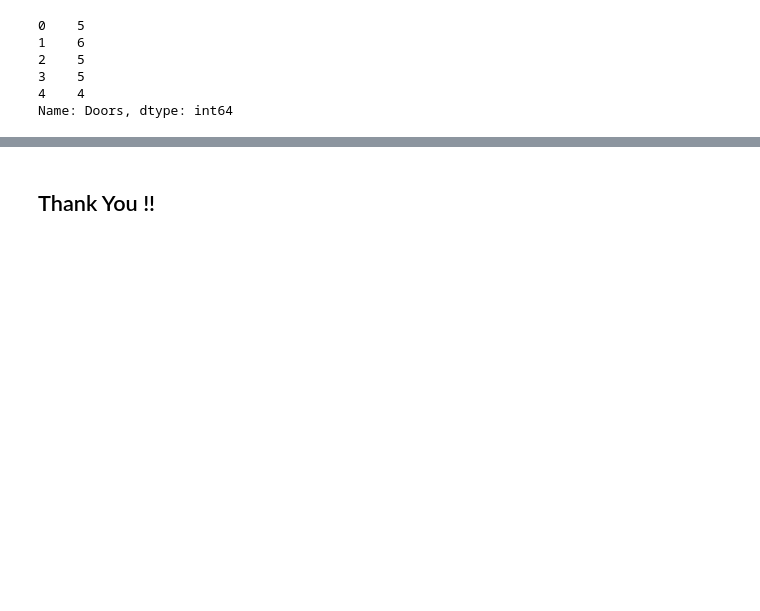
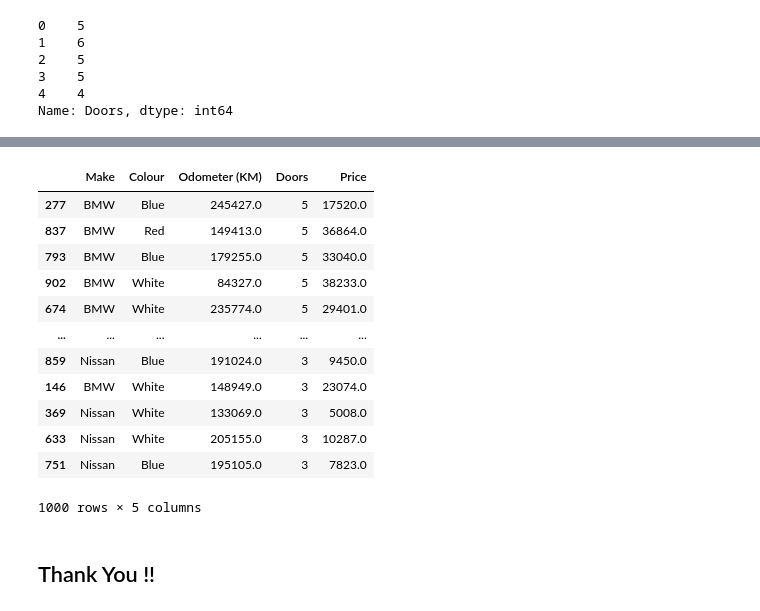
Before and after one commit to PICT-ACM-Student-Chapter/Machine-Learning-Bootcamp-2025-Sem-II, a Jupyter notebook: DAY 1/Jupyter Notebooks/pandasbasic.ipynb, the cells around one changed output, grey strips where cells are left out. Drawn from its saved outputs; the diff is of its cells as text; code cells hidden in the pictures; blank space fills up the shorter version.

```diff
--- a/DAY 1/Jupyter Notebooks/pandasbasic.ipynb
+++ b/DAY 1/Jupyter Notebooks/pandasbasic.ipynb
@@ -349,2 +386,19 @@ df["Odometer (KM)"].hist()
+# %%
+#sorting in descending order
+df.sort_values("Doors", ascending = False)
+# %% [output]
+|  | Make | Colour | Odometer (KM) | Doors | Price |
+| 277 | BMW | Blue | 245427.0 | 5 | 17520.0 |
+| 837 | BMW | Red | 149413.0 | 5 | 36864.0 |
+| 793 | BMW | Blue | 179255.0 | 5 | 33040.0 |
+| 902 | BMW | White | 84327.0 | 5 | 38233.0 |
+| 674 | BMW | White | 235774.0 | 5 | 29401.0 |
+| ... | ... | ... | ... | ... | ... |
+| 859 | Nissan | Blue | 191024.0 | 3 | 9450.0 |
+| 146 | BMW | White | 148949.0 | 3 | 23074.0 |
+| 369 | Nissan | White | 133069.0 | 3 | 5008.0 |
+| 633 | Nissan | White | 205155.0 | 3 | 10287.0 |
+| 751 | Nissan | Blue | 195105.0 | 3 | 7823.0 |
+1000 rows × 5 columns
 # %% [markdown]
 ## Thank You !!
```
Also changed, not shown: parts of 16 cells of this notebook.
